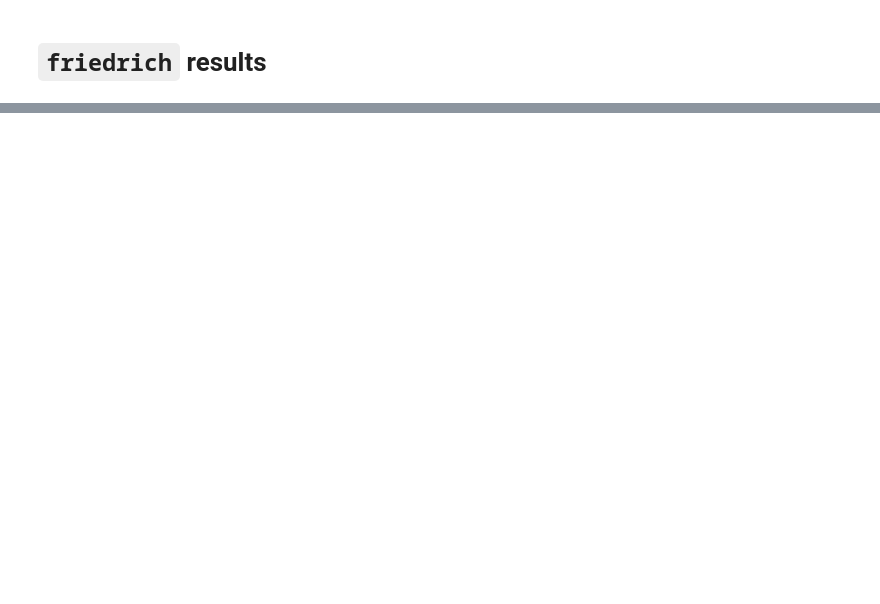
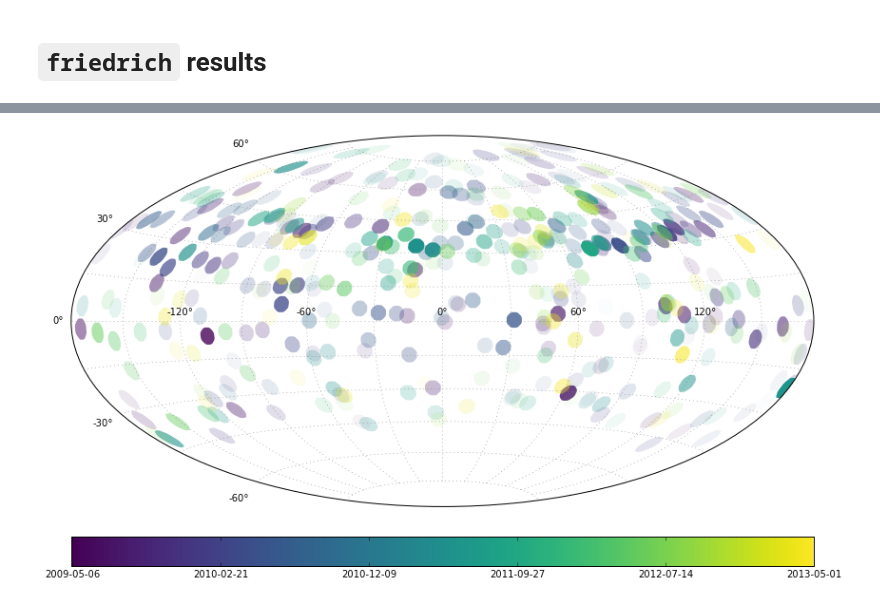
Before and after one commit to bmorris3/friedrich, a Jupyter notebook: hat11/results.ipynb, the cells around one changed output, grey strips where cells are left out. Drawn from its saved outputs; the diff is of its cells as text; code cells hidden in the pictures; blank space fills up the shorter version.

```diff
--- a/hat11/results.ipynb
+++ b/hat11/results.ipynb
@@ -18,0 +34,72 @@ ImportError: No module named 'corner'
+# %%
+from friedrich.orientation import times_to_occulted_lat_lon
+from friedrich.lightcurve import hat11_params_morris
+from astroML.plotting import plot_tissot_ellipse
+
+transit_params = hat11_params_morris()
+projection = 'Hammer'
+
+# Plot the built-in projections
+fig = plt.figure(figsize=(14, 14))
+ax = plt.subplot(211, projection=projection.lower())#, axisbg='black')
+ax2 = plt.subplot(212)#, axisbg='black')
+
+# plot latitude/longitude grid
+ax.xaxis.set_major_locator(plt.FixedLocator(np.pi / 3
+                                            * np.linspace(-2, 2, 5)))
+ax.xaxis.set_minor_locator(plt.FixedLocator(np.pi / 6
+                                            * np.linspace(-5, 5, 11)))
+ax.yaxis.set_major_locator(plt.FixedLocator(np.pi / 6
+                                            * np.linspace(-2, 2, 5)))
+ax.yaxis.set_minor_locator(plt.FixedLocator(np.pi / 12
+                                            * np.linspace(-5, 5, 11)))
+
+ax.grid(True, which='minor', color='gray', ls=':')
+
+# all_spot_times = np.array([spot.t0.value for spot in transit.spots
+#                            for transit in transits])
+all_spot_times = np.array([spot.t0.value for transit in transits
+                           for spot in transit.spots])
+def tcolorscale(t):
+    color = (t - all_spot_times.min())/(all_spot_times.max() - all_spot_times.min())
+    return color
+
+def sigma_prior(sigma):
+    # Should less than 20 min, greater than 1
+    if sigma*24*60 > 15 or sigma*24*60 < 2:
+        return 1e4
+    else:
+        return 1
+
+radius = 2*transit_params.rp  # from s=r*theta
+
+cmap = plt.cm.viridis
+for transit in transits:
+    for spot in transit.spots:
+        latitude, longitude = times_to_occulted_lat_lon(np.array([spot.t0.value]),
+                                                        transit_params)
+        alpha = spot.amplitude.value*500/sigma_prior(spot.sigma.value)
+        p = plot_tissot_ellipse(longitude, latitude, radius, ax=ax, linewidth=0,
+                            alpha = alpha if alpha < 1 else 1,
+                            color=cmap(tcolorscale(spot.t0.value)))
+
+from matplotlib.ticker import FuncFormatter
+from astropy.time import Time
+
+def plot_color_gradients(fig, ax):
+    gradient = np.linspace(0, 1, 256)
+    gradient = np.vstack(10*[gradient])
+
+    ax.imshow(gradient, cmap=plt.get_cmap('viridis'), aspect=1.0)
+    ax.set_yticks([])
+    nticks = 6
+    datespace = np.linspace(all_spot_times.min(), all_spot_times.max(), nticks)
+    axspace = np.linspace(0, 256, nticks)
+    xtickdates = [t.date() for t in Time(datespace, format='jd').datetime]
+    ax.set_xticks(axspace)
+    ax.set_xticklabels(xtickdates)
+
+plot_color_gradients(fig, ax2)
+fig.subplots_adjust(hspace=-0.55)
+# %% [output]
+[figure, added]
```
Also changed, not shown: parts of 6 cells of this notebook.
